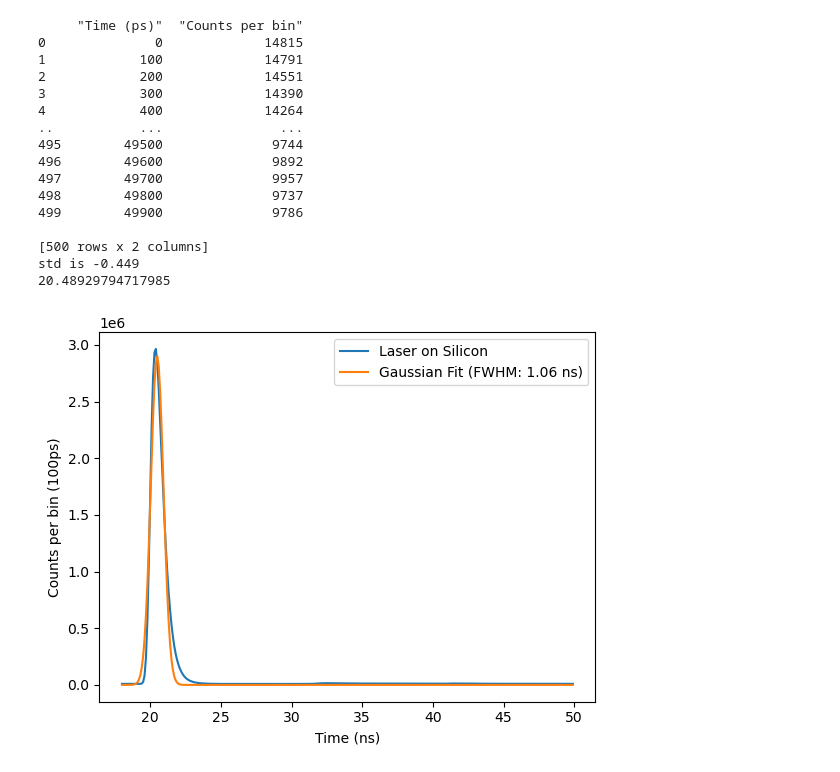
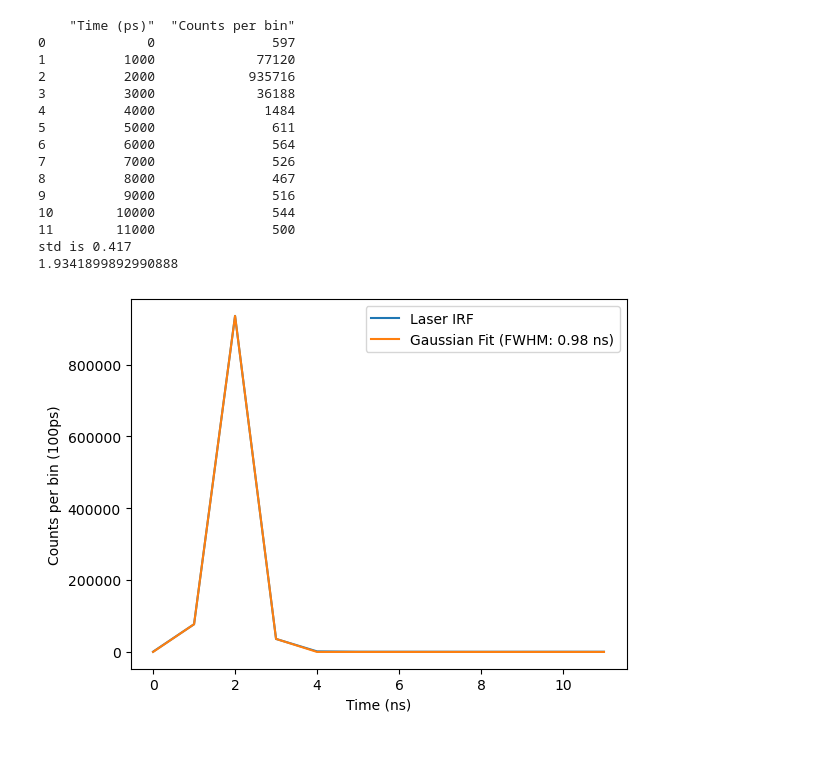
Before and after one commit to UW-Quantum-Defect-Lab/qdmodel, a Jupyter notebook: qdanalysis/timetagger_analysis/lifetimeanalysis.ipynb, the cells around one changed output. Cells and saved outputs as stored; diff of their text form; code cells hidden in the pictures.

Commit message:
analyzed IRF, background, and raw data without background removed.

```diff
--- a/qdanalysis/timetagger_analysis/lifetimeanalysis.ipynb
+++ b/qdanalysis/timetagger_analysis/lifetimeanalysis.ipynb
@@ -29,17 +31,23 @@ def read_text_file(file_path):
 # %%
 import numpy as np
 from scipy.optimize import curve_fit
+
 def gaussian(x, a, x0, sigma):
     return a * np.exp(-(x - x0)**2 / (2 * sigma**2))
 
 def fit_gaussian(df):
-    x = df.values[180:, 0] / 1000
-    y = df.values[180:, 1]
+    # x = df.values[180:, 0] / 1000 # division by 1000 is because in data file time is in ps, we want ns
+    # y = df.values[180:, 1]
+
+    x = df.values[:, 0] / 1000
+    y = df.values[:, 1]
 
     p0 = [np.max(y), np.mean(x), np.std(x)]  # Initial guess for the parameters
 
     # Fit the Gaussian curve to the data
     popt, pcov = curve_fit(gaussian, x, y, p0=p0)
+    # global std
+    # std = popt[2] # GLOBAL VARIABLE STD DEFINED HERE TO AVOID MAGIC NUMS IN EXPGAUSSIAN FUNCTION!!!
     print('std is %.3f' %popt[2])
     print(popt[1])
     # Extract the FWHM from the standard deviation
@@ -53,32 +61,34 @@ def fit_gaussian(df):
     plt.legend()
 
     # Add the FWHM to the legend
-    plt.legend(['Laser on Silicon', f'Gaussian Fit (FWHM: {fwhm*-1:.2f} ns)'])
+    plt.legend(['Laser IRF', f'Gaussian Fit (FWHM: {fwhm*1:.2f} ns)']) # TODO: what should my line name be?
 
     plt.show()
 # %%
+IRF_data_file_name_50_bins = "Histogram_2025-08-05_115039_IRF_50.txt"
+IRF_data_file_name_12_bins = "Histogram_2025-08-05_115233_IRF_12.txt"
 # df = read_text_file('2024_02_15/laser_si.txt')
-df = read_text_file('/home/angel/work/imod-internship/code/data/laser_si.txt')
+# df = read_text_file('/home/angel/work/imod-internship/code/data/lifetime/tommy-lifetime/laser_si.txt') # not relevant to this notebook, disregard
+df = read_text_file(f"{DATA_ABSOLUTE_PATH}{IRF_data_file_name_12_bins}")
 print(df)
-fit_gaussian(df) # 1.06 ns is FWHM of gaussian laser
+fit_gaussian(df)
 # %% [output]
-     "Time (ps)"  "Counts per bin"
-0              0             14815
-1            100             14791
-2            200             14551
-3            300             14390
-4            400             14264
-..           ...               ...
-495        49500              9744
-496        49600              9892
-497        49700              9957
-498        49800              9737
-499        49900              9786
-
-[500 rows x 2 columns]
-std is -0.449
-20.48929794717985
+    "Time (ps)"  "Counts per bin"
+0             0               597
+1          1000             77120
+2          2000            935716
+3          3000             36188
+4          4000              1484
+5          5000               611
+6          6000               564
+7          7000               526
+8          8000               467
+9          9000               516
+10        10000               544
+11        11000               500
+std is 0.417
+1.9341899892990888
-[figure, old version]
+[figure, new version]
 # %%
 # reads in multiple files and sums the counts per bin across files
 def read_multiple_text_files(file_paths):
```
Also changed, not shown: parts of 5 cells of this notebook.
